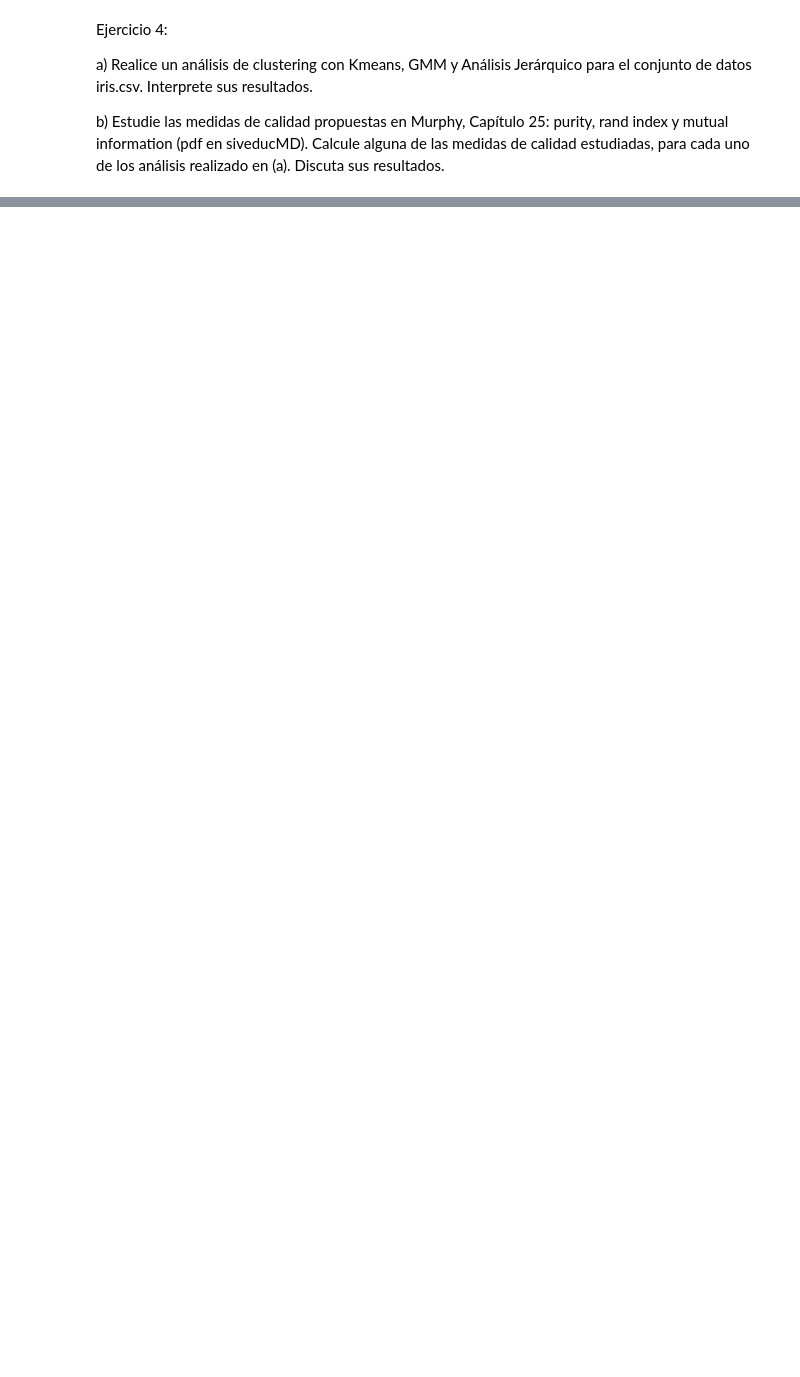
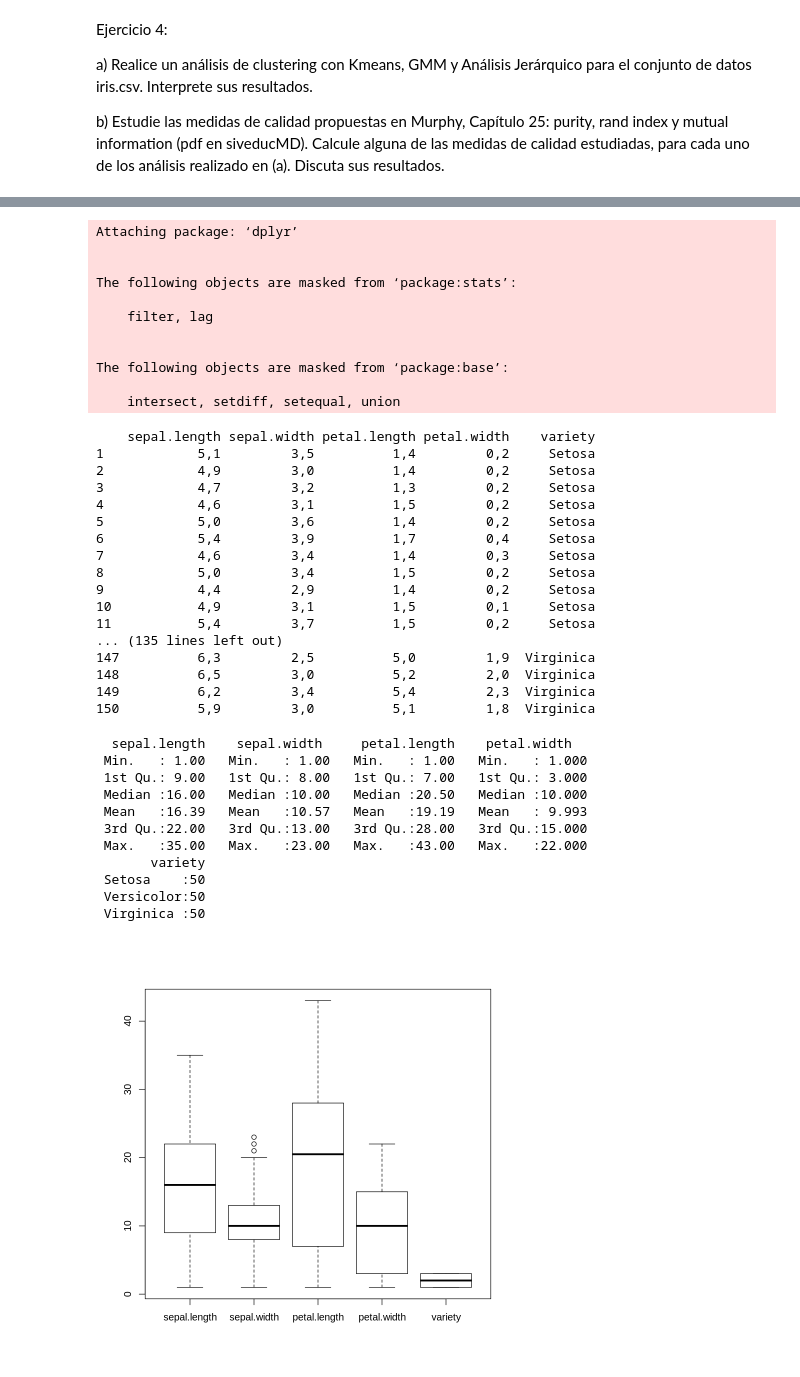
Before and after one commit to felipeisj/info257, a Jupyter notebook: Unidad2/Clustering/Clustering_Notebook2.ipynb, the cells around one changed output, grey strips where cells are left out. Drawn from its saved outputs; the diff is of its cells as text; code cells hidden in the pictures; blank space fills up the shorter version.

```diff
--- a/Unidad2/Clustering/Clustering_Notebook2.ipynb
+++ b/Unidad2/Clustering/Clustering_Notebook2.ipynb
@@ -215,0 +293,58 @@ b) Estudie las medidas de calidad propuestas en Murphy, Capítulo 25: purity, ra
+# %%
+#Utilizando k means
+library(cluster)
+library(ggplot2)
+library(readr)
+library(dplyr)
+#ruta datos
+
+datos2 <-read.table("iris.csv", sep=";",header = TRUE)
+print(datos2)
+datos2$sepal.length <-as.numeric(datos2$sepal.length)
+datos2$sepal.width <- as.numeric(datos2$sepal.width)
+datos2$petal.width <- as.numeric(datos2$petal.width)
+datos2$petal.length <- as.numeric(datos2$petal.length)
+datos2$variety <- as.factor(datos2$variety)
+summary(datos2)
+boxplot(datos2)
+# %% [output]
+Attaching package: ‘dplyr’
+
+
+The following objects are masked from ‘package:stats’:
+
+    filter, lag
+
+
+The following objects are masked from ‘package:base’:
+
+    intersect, setdiff, setequal, union
+    sepal.length sepal.width petal.length petal.width    variety
+1            5,1         3,5          1,4         0,2     Setosa
+2            4,9         3,0          1,4         0,2     Setosa
+3            4,7         3,2          1,3         0,2     Setosa
+4            4,6         3,1          1,5         0,2     Setosa
+5            5,0         3,6          1,4         0,2     Setosa
+6            5,4         3,9          1,7         0,4     Setosa
+7            4,6         3,4          1,4         0,3     Setosa
+8            5,0         3,4          1,5         0,2     Setosa
+9            4,4         2,9          1,4         0,2     Setosa
+10           4,9         3,1          1,5         0,1     Setosa
+11           5,4         3,7          1,5         0,2     Setosa
+... (135 lines left out)
+147          6,3         2,5          5,0         1,9  Virginica
+148          6,5         3,0          5,2         2,0  Virginica
+149          6,2         3,4          5,4         2,3  Virginica
+150          5,9         3,0          5,1         1,8  Virginica
+  sepal.length    sepal.width     petal.length    petal.width
+ Min.   : 1.00   Min.   : 1.00   Min.   : 1.00   Min.   : 1.000
+ 1st Qu.: 9.00   1st Qu.: 8.00   1st Qu.: 7.00   1st Qu.: 3.000
+ Median :16.00   Median :10.00   Median :20.50   Median :10.000
+ Mean   :16.39   Mean   :10.57   Mean   :19.19   Mean   : 9.993
+ 3rd Qu.:22.00   3rd Qu.:13.00   3rd Qu.:28.00   3rd Qu.:15.000
+ Max.   :35.00   Max.   :23.00   Max.   :43.00   Max.   :22.000
+       variety
+ Setosa    :50
+ Versicolor:50
+ Virginica :50
+[figure, added]
```
Also changed, not shown: parts of 9 cells of this notebook, 19 other files.
